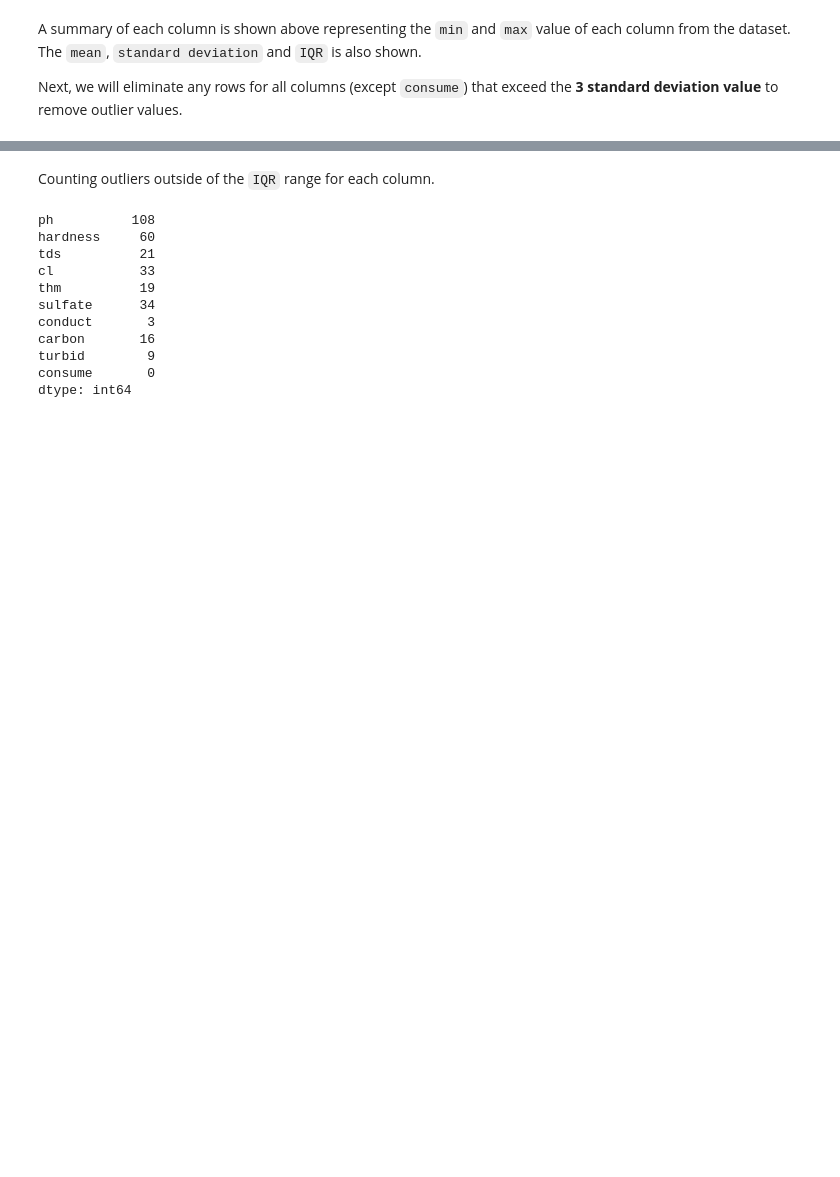
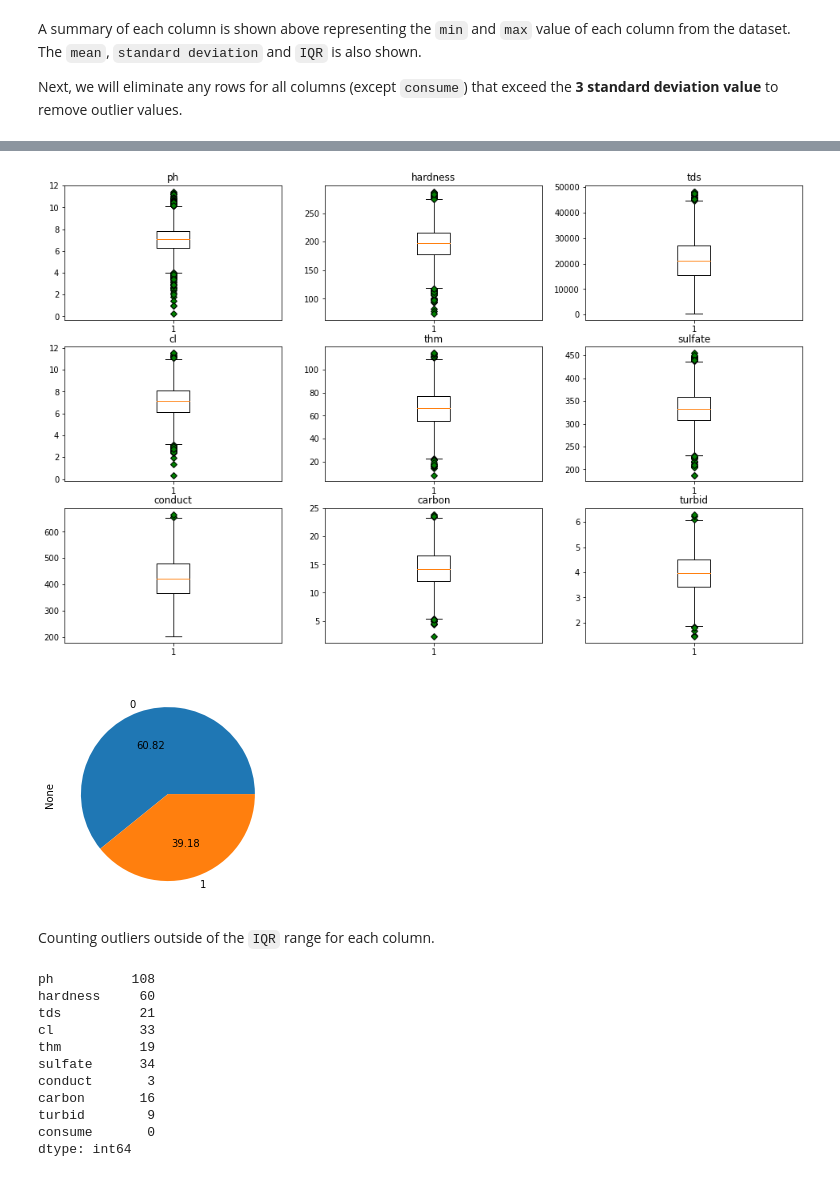
Before and after one commit to vEonz121/BDAProj, a Jupyter notebook: TeamProj.ipynb, the cells around one changed output, grey strips where cells are left out. Drawn from its saved outputs; the diff is of its cells as text; code cells hidden in the pictures; blank space fills up the shorter version.

```diff
--- a/TeamProj.ipynb
+++ b/TeamProj.ipynb
@@ -164,3 +136,19 @@ for c in rawdata.columns:
+# %%
+from matplotlib.pyplot import figure
+fig, axs = plt.subplots(3, 3)
+
+for indx, ax in enumerate(axs.flat):
+    # rawdata.groupby(c).size().plot(kind='pie', autopct='%.2f')
+    ax.boxplot(rawdata.iloc[:, [indx]], flierprops=dict(markerfacecolor='g', marker='D'))
+    ax.set_title(rawdata.columns[indx])
+fig.set_size_inches(16.5, 10.5)
+plt.show()
+
+rawdata.groupby('consume').size().plot(kind='pie', autopct='%.2f')
+plt.show()
+# %% [output]
+[figure, added]
+[figure, added]
 # %% [markdown]
 Counting outliers outside of the `IQR` range for each column.
 # %%
```
Also changed, not shown: parts of 28 cells of this notebook.
